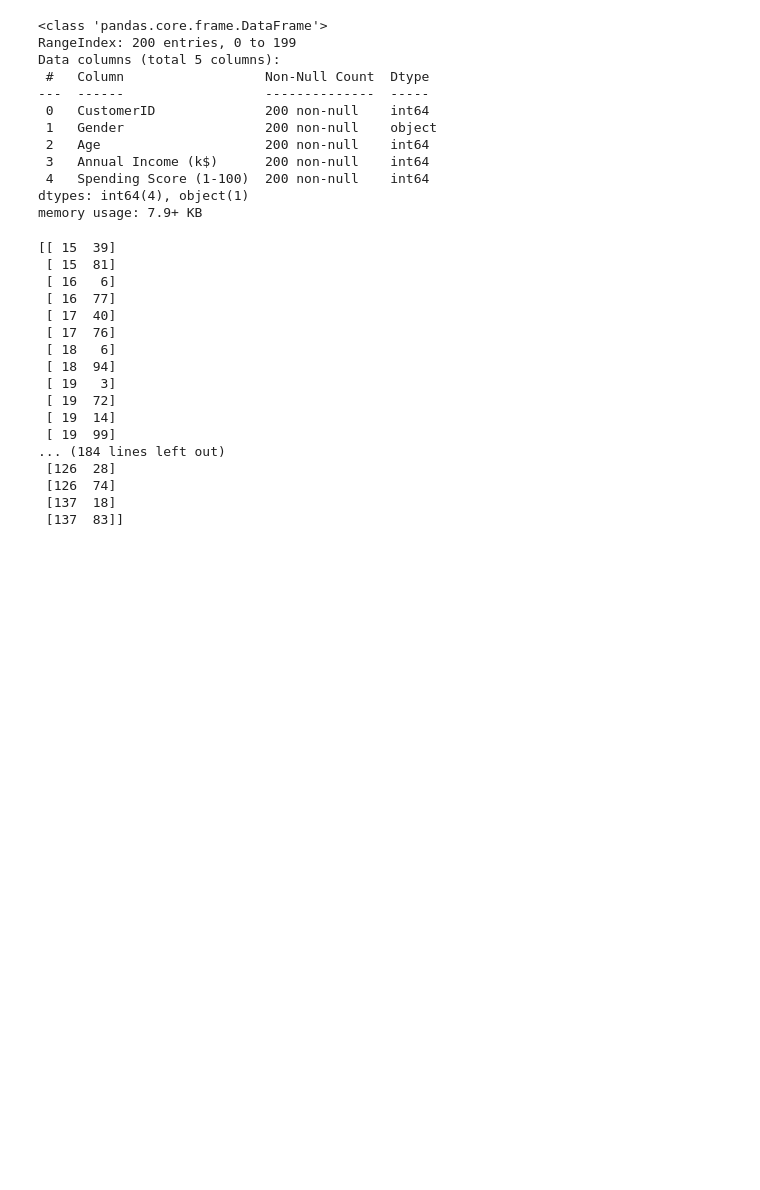
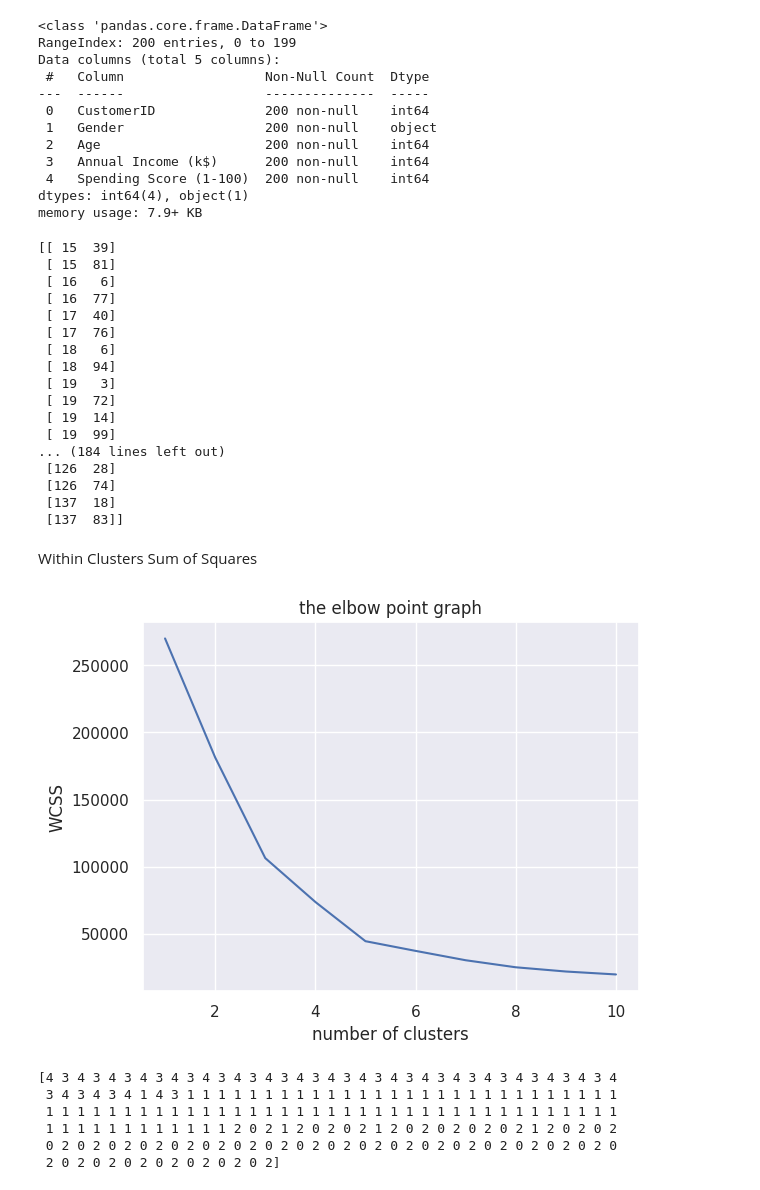
Before and after one commit to koralsenturk/Customer-Segmentation-Prediction, a Jupyter notebook: Consumer_Segmentation_using_K_Means_Clusterng_Algorithim.ipynb, the cells around one changed output. Saved outputs shown, nothing was run; the diff lists cells and outputs as text; code cells hidden in the pictures; blank space fills up the shorter version.

```diff
--- a/Consumer_Segmentation_using_K_Means_Clusterng_Algorithim.ipynb
+++ b/Consumer_Segmentation_using_K_Means_Clusterng_Algorithim.ipynb
@@ -75,3 +76,21 @@ print(X)
  [126  74]
  [137  18]
  [137  83]]
+# %% [markdown]
+Within Clusters Sum of Squares
+# %%
+wcss =[]
+# %%
+for i in range(1,11):
+  kmeans = KMeans(n_clusters = i, init = 'k-means++', random_state =42)
+  kmeans.fit(X)
+  wcss.append(kmeans.inertia_)
+# %%
+sns.set()
+plt.plot(range(1,11), wcss)
+plt.title('the elbow point graph')
+plt.xlabel('number of clusters')
+plt.ylabel('WCSS')
+plt.show()
+# %% [output]
+[figure, added]
@@ -77,0 +99,10 @@ print(X)
+# %%
+Y = kmeans.fit_predict(X)
+print(Y)
+# %% [output]
+[4 3 4 3 4 3 4 3 4 3 4 3 4 3 4 3 4 3 4 3 4 3 4 3 4 3 4 3 4 3 4 3 4 3 4 3 4
+ 3 4 3 4 3 4 1 4 3 1 1 1 1 1 1 1 1 1 1 1 1 1 1 1 1 1 1 1 1 1 1 1 1 1 1 1 1
+ 1 1 1 1 1 1 1 1 1 1 1 1 1 1 1 1 1 1 1 1 1 1 1 1 1 1 1 1 1 1 1 1 1 1 1 1 1
+ 1 1 1 1 1 1 1 1 1 1 1 1 2 0 2 1 2 0 2 0 2 1 2 0 2 0 2 0 2 0 2 1 2 0 2 0 2
+ 0 2 0 2 0 2 0 2 0 2 0 2 0 2 0 2 0 2 0 2 0 2 0 2 0 2 0 2 0 2 0 2 0 2 0 2 0
+ 2 0 2 0 2 0 2 0 2 0 2 0 2 0 2]
```
Also changed, not shown: parts of 3 cells of this notebook.
